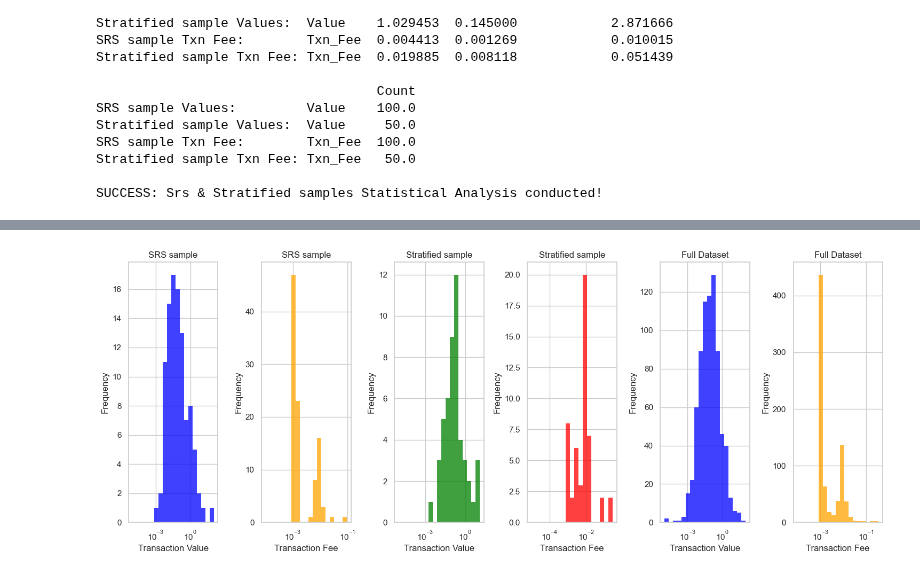
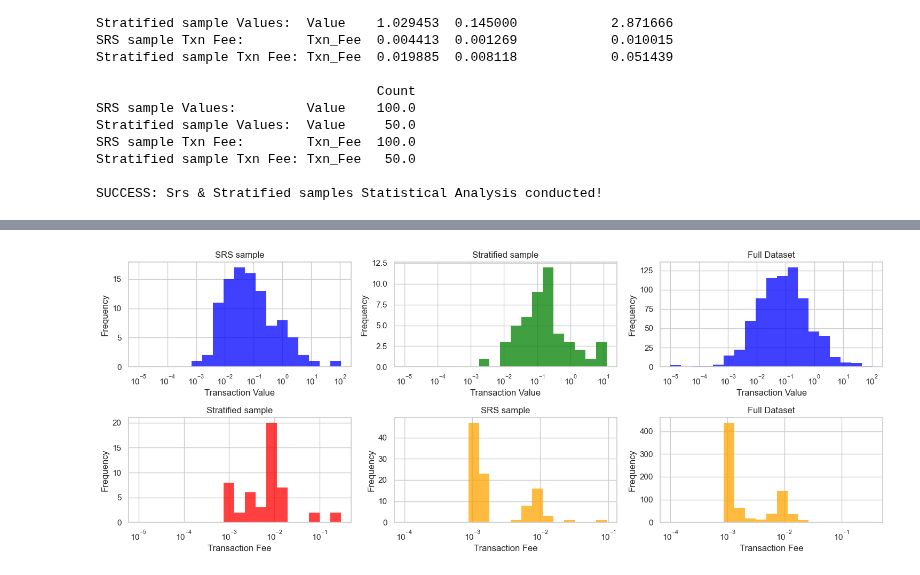
Before and after one commit to amirZZZkiller/DS-Course-Projects, a Jupyter notebook: CA0/Akbari_Baghestani_Jamali_DS4022_CA0.ipynb, the cells around one changed output, grey strips where cells are left out. Saved outputs shown, nothing was run; the diff lists cells and outputs as text; code cells hidden in the pictures.

Commit message:
Plot design fixed

```diff
--- a/CA0/Akbari_Baghestani_Jamali_DS4022_CA0.ipynb
+++ b/CA0/Akbari_Baghestani_Jamali_DS4022_CA0.ipynb
@@ -633,56 +633,56 @@ plt.show()
 # %%
 # Set the style for the plot
 sns.set(style="whitegrid")
 
 # Create subplots with 1 row and 2 columns
-fig, axes = plt.subplots(nrows=1, ncols=6, figsize=(15, 6))
+fig, axes = plt.subplots(nrows=2, ncols=3, figsize=(15, 6))
 
 # Plot the histogram for 'Value' in full dataset
-sns.histplot(data=srs_sample, x='Value', bins=np.logspace(np.log10(0.00001), np.log10(srs_sample['Value'].max()), 20), color='blue', ax=axes[0])
-axes[0].set_xscale('log')
-axes[0].set_xlabel('Transaction Value')
-axes[0].set_ylabel('Frequency')
-axes[0].set_title('SRS sample')
+sns.histplot(data=srs_sample, x='Value', bins=np.logspace(np.log10(0.00001), np.log10(srs_sample['Value'].max()), 20), color='blue', ax=axes[0][0])
+axes[0][0].set_xscale('log')
+axes[0][0].set_xlabel('Transaction Value')
+axes[0][0].set_ylabel('Frequency')
+axes[0][0].set_title('SRS sample')
+
+# Plot the histogram for 'Value' in dataset excluding 0 values
+sns.histplot(data=stratified_sample, x='Value', bins=np.logspace(np.log10(0.00001), np.log10(stratified_sample['Value'].max()), 20), color='green', ax=axes[0][1])
+axes[0][1].set_xscale('log')
+axes[0][1].set_xlabel('Transaction Value')
+axes[0][1].set_ylabel('Frequency')
+axes[0][1].set_title('Stratified sample')
+
+# Plot the histogram for 'Value' in full dataset
+sns.histplot(data=df, x='Value', bins=np.logspace(np.log10(0.00001), np.log10(df['Value'].max()), 20), color='blue', ax=axes[0][2])
+axes[0][2].set_xscale('log')
+axes[0][2].set_xlabel('Transaction Value')
+axes[0][2].set_ylabel('Frequency')
+axes[0][2].set_title('Full Dataset')
+
+# Plot the histogram for 'Txn_Fee' in Stratified sample
+sns.histplot(data=stratified_sample, x='Txn_Fee', bins=np.logspace(np.log10(0.00001), np.log10(stratified_sample['Txn_Fee'].max()), 20), color='red', ax=axes[1][0])
+axes[1][0].set_xscale('log')
+axes[1][0].set_xlabel('Transaction Fee')
+axes[1][0].set_ylabel('Frequency')
+axes[1][0].set_title('Stratified sample')
 
 # Plot the histogram for 'Txn_Fee' in full dataset
-sns.histplot(data=srs_sample, x='Txn_Fee', bins=np.logspace(np.log10(0.0001), np.log10(srs_sample['Txn_Fee'].max()), 20), color='orange', ax=axes[1])
-axes[1].set_xscale('log')
-axes[1].set_xlabel('Transaction Fee')
-axes[1].set_ylabel('Frequency')
-axes[1].set_title('SRS sample')
-
-# Plot the histogram for 'Value' in dataset excluding 0 values
-sns.histplot(data=stratified_sample, x='Value', bins=np.logspace(np.log10(0.00001), np.log10(stratified_sample['Value'].max()), 20), color='green', ax=axes[2])
-axes[2].set_xscale('log')
-axes[2].set_xlabel('Transaction Value')
-axes[2].set_ylabel('Frequency')
-axes[2].set_title('Stratified sample')
-
-# Plot the histogram for 'Txn_Fee' in Stratified sample
-sns.histplot(data=stratified_sample, x='Txn_Fee', bins=np.logspace(np.log10(0.00001), np.log10(stratified_sample['Txn_Fee'].max()), 20), color='red', ax=axes[3])
-axes[3].set_xscale('log')
-axes[3].set_xlabel('Transaction Fee')
-axes[3].set_ylabel('Frequency')
-axes[3].set_title('Stratified sample')
-
-# Plot the histogram for 'Value' in full dataset
-sns.histplot(data=df, x='Value', bins=np.logspace(np.log10(0.00001), np.log10(df['Value'].max()), 20), color='blue', ax=axes[4])
-axes[4].set_xscale('log')
-axes[4].set_xlabel('Transaction Value')
-axes[4].set_ylabel('Frequency')
-axes[4].set_title('Full Dataset')
+sns.histplot(data=srs_sample, x='Txn_Fee', bins=np.logspace(np.log10(0.0001), np.log10(srs_sample['Txn_Fee'].max()), 20), color='orange', ax=axes[1][1])
+axes[1][1].set_xscale('log')
+axes[1][1].set_xlabel('Transaction Fee')
+axes[1][1].set_ylabel('Frequency')
+axes[1][1].set_title('SRS sample')
 
 # Plot the histogram for 'Txn_Fee' in full dataset
-sns.histplot(data=df, x='Txn_Fee', bins=np.logspace(np.log10(0.0001), np.log10(df['Txn_Fee'].max()), 20), color='orange', ax=axes[5])
-axes[5].set_xscale('log')
-axes[5].set_xlabel('Transaction Fee')
-axes[5].set_ylabel('Frequency')
-axes[5].set_title('Full Dataset')
+sns.histplot(data=df, x='Txn_Fee', bins=np.logspace(np.log10(0.0001), np.log10(df['Txn_Fee'].max()), 20), color='orange', ax=axes[1][2])
+axes[1][2].set_xscale('log')
+axes[1][2].set_xlabel('Transaction Fee')
+axes[1][2].set_ylabel('Frequency')
+axes[1][2].set_title('Full Dataset')
 
 # Adjust layout to prevent overlapping
 plt.tight_layout()
 
 # Show the plot
 plt.show()
 # %% [output]
-[figure, old version]
+[figure, new version]
```
Also changed, not shown: parts of 1 cell of this notebook.
